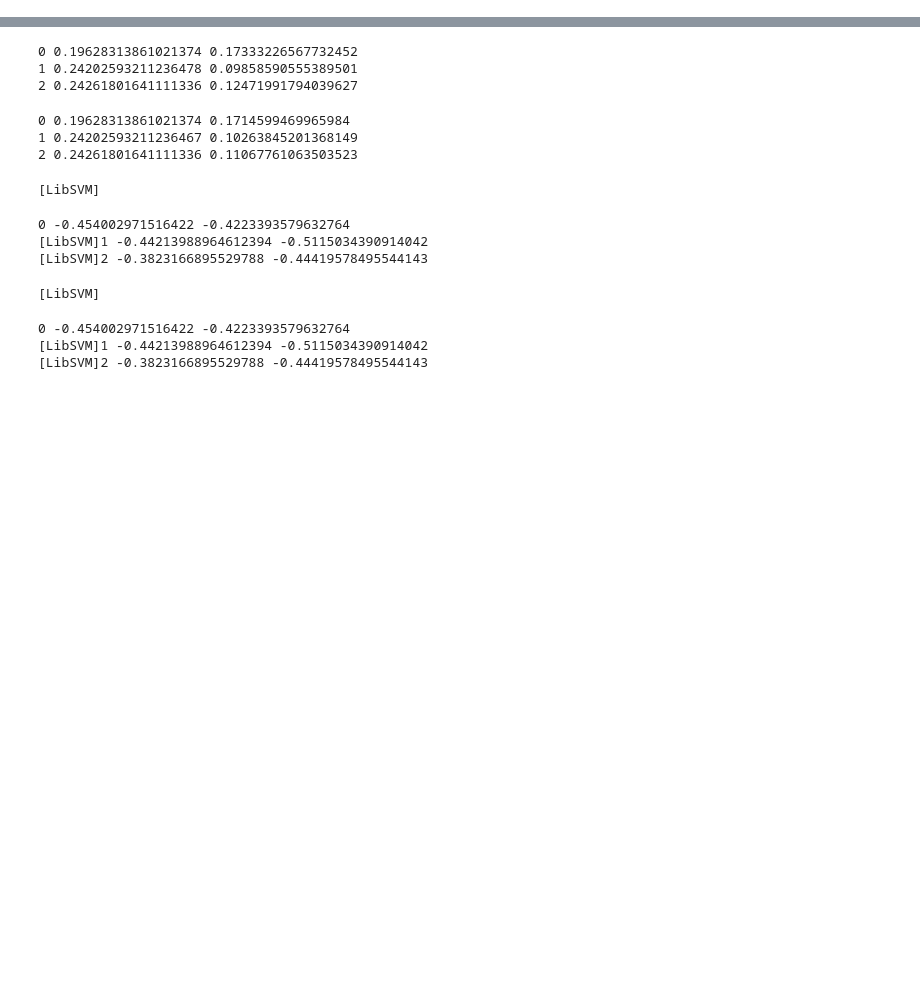
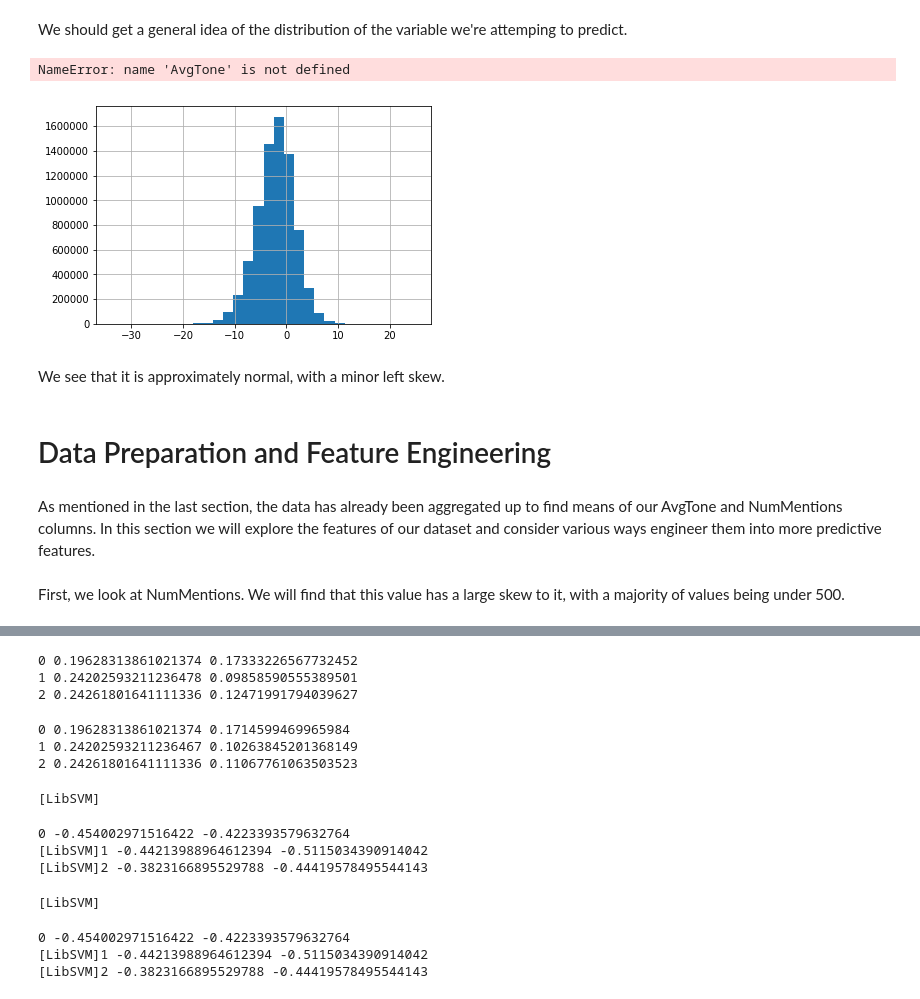
Before and after one commit to eistre91/thinkful-projects, a Jupyter notebook: GDELT Supervised Learning Capstone.ipynb, the cells around one changed output, grey strips where cells are left out. Saved outputs shown, nothing was run; the diff lists cells and outputs as text; code cells hidden in the pictures; blank space fills up the shorter version.

```diff
--- a/GDELT Supervised Learning Capstone.ipynb
+++ b/GDELT Supervised Learning Capstone.ipynb
@@ -30,13 +23,5 @@ from GDELT_utils import GDELT_columns, usecols, dtype_dict, \
 # %%
 gdelt = pd.read_csv("gdelt_agg_big.csv",
-                    dtype={"EventRootCode": "category",
-                           "Actor1CountryCode": "category",
-                           "Actor2CountryCode": "category",
-                           "Actor1Geo_CountryCode": "category",
-                           "Actor2Geo_CountryCode": "category",
-                           "Actor1Type1Code": "category",
-                           "Actor2Type1Code": "category",
-                           "AVG(NumMentions)": "float64",
-                           "AVG(AvgTone)": "float64"},
+                    dtype=dtype_dict_for_tone,
                    parse_dates=["SQLDATE"])
 gdelt = gdelt.drop(labels=gdelt[(gdelt['EventRootCode'] == "--")].index)
@@ -42,0 +60,16 @@ gdelt = gdelt.drop(labels=gdelt[(gdelt['EventRootCode'] == "--")].index)
+# %% [markdown]
+We should get a general idea of the distribution of the variable we're attemping to predict.
+# %%
+gdelt['AVG(AvgTone)'].hist(bins=30);
+plt.xlabel(AvgTone);
+# %% [output]
+NameError: name 'AvgTone' is not defined
+[figure, added]
+# %% [markdown]
+We see that it is approximately normal, with a minor left skew.
+# %% [markdown]
+# Data Preparation and Feature Engineering
+# %% [markdown]
+As mentioned in the last section, the data has already been aggregated up to find means of our AvgTone and NumMentions columns. In this section we will explore the features of our dataset and consider various ways engineer them into more predictive features.
+# %% [markdown]
+First, we look at NumMentions. We will find that this value has a large skew to it, with a majority of values being under 500.
```
Also changed, not shown: parts of 27 cells of this notebook, 2 other files.
